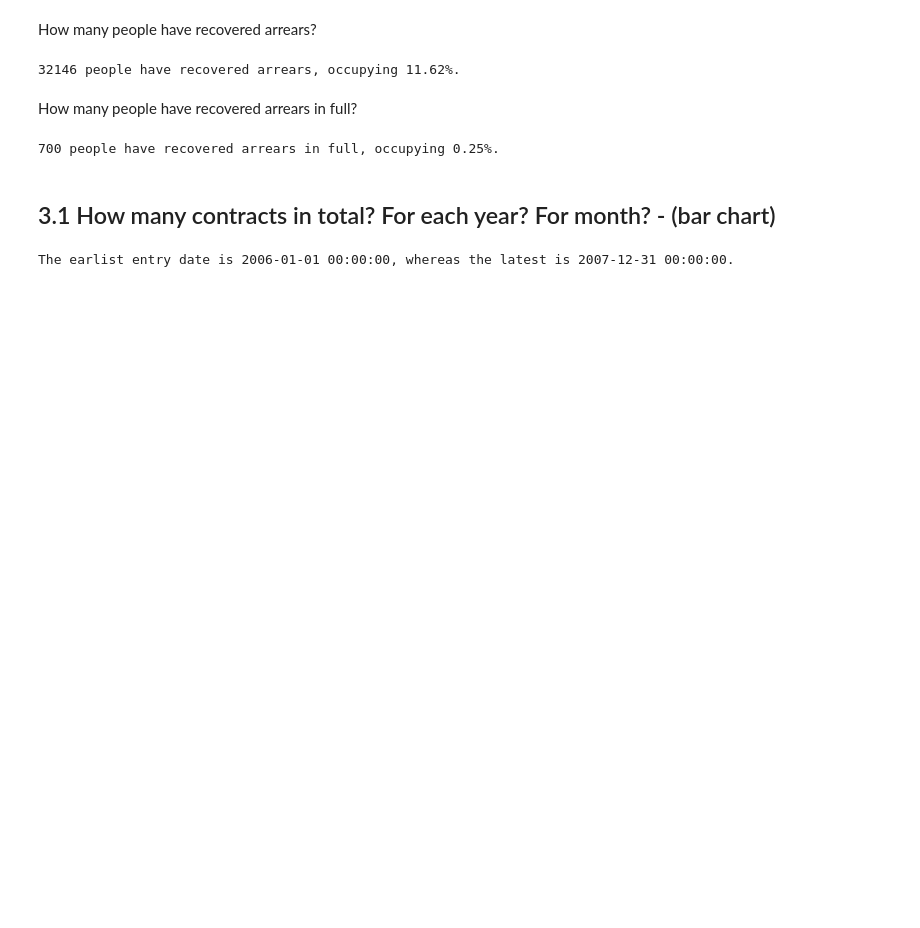
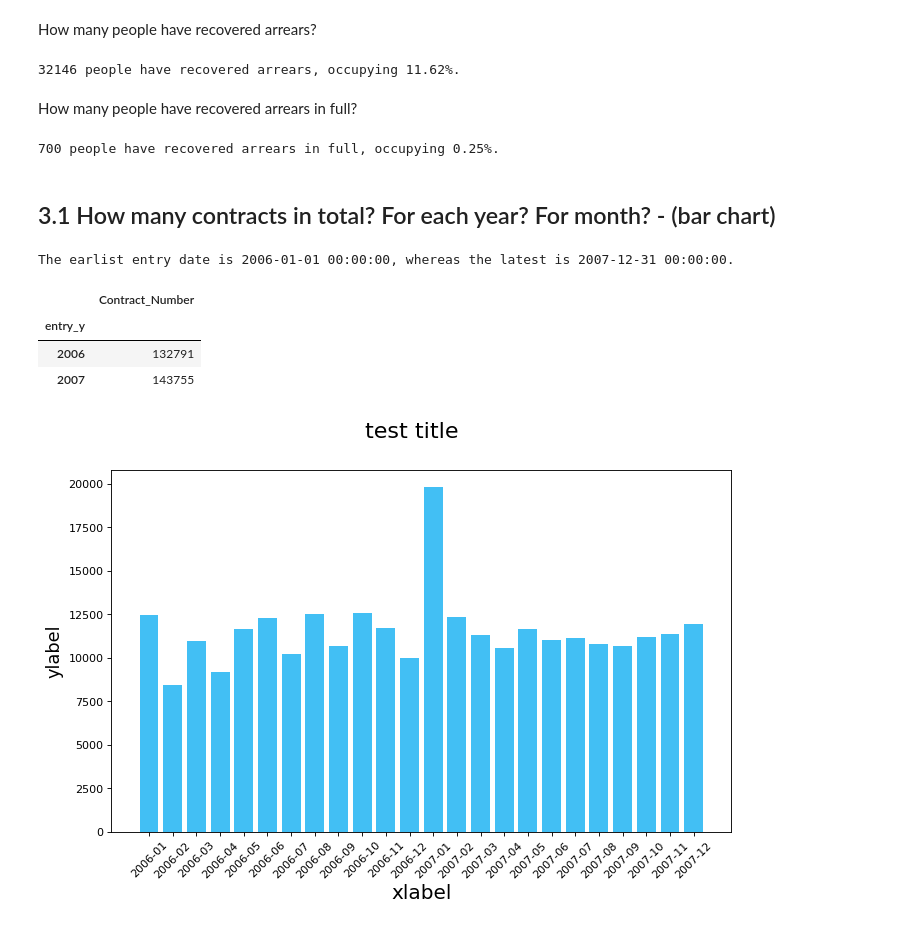
Before and after one commit to yanglinjing/vmor, a Jupyter notebook: Bank_customer_30.ipynb, the cells around one changed output. Cells and saved outputs as stored; diff of their text form; code cells hidden in the pictures; blank space fills up the shorter version.

```diff
--- a/Bank_customer_30.ipynb
+++ b/Bank_customer_30.ipynb
@@ -357,0 +358,7 @@ result_contract_m = df.groupby('entry_y_m').agg({"Contract_Number": "count"})
+# %%
+result_contract_y
+# %% [output]
+|  | Contract_Number |
+| entry_y |  |
+| 2006 | 132791 |
+| 2007 | 143755 |
@@ -357,0 +390,24 @@ result_contract_m = df.groupby('entry_y_m').agg({"Contract_Number": "count"})
+# %%
+# Import data:
+height = y
+bars = x
+y_pos = np.arange(len(bars))
+
+# Change the shape of figure
+fig = plt.figure(num=None, figsize=(10, 6), dpi=80, facecolor='w', edgecolor='k')
+
+# Create bars
+plt.bar(y_pos, height, color = my_color[0])
+
+# Create names on the x-axis
+plt.xticks(y_pos, bars, rotation=45)
+
+# Add title and labels
+fig.suptitle('test title', fontsize = 20)
+plt.xlabel('xlabel', fontsize = 18)
+plt.ylabel('ylabel', fontsize = 16)
+
+# Show graphic
+plt.show()
+# %% [output]
+[figure, added]
```
Also changed, not shown: parts of 10 cells of this notebook.
